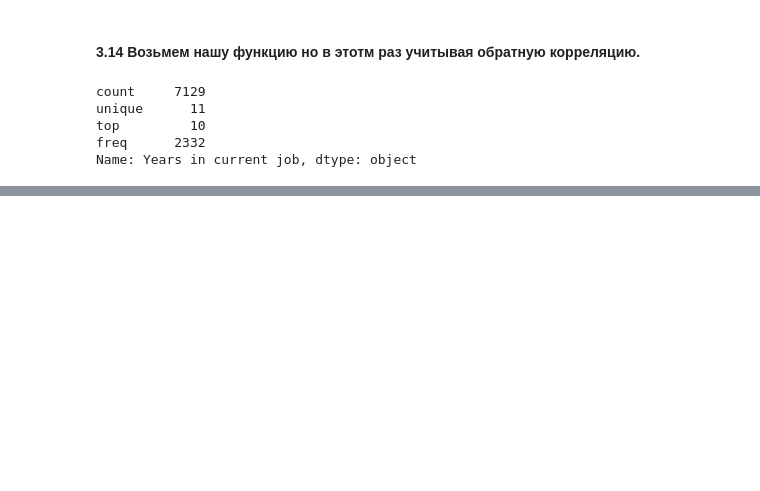
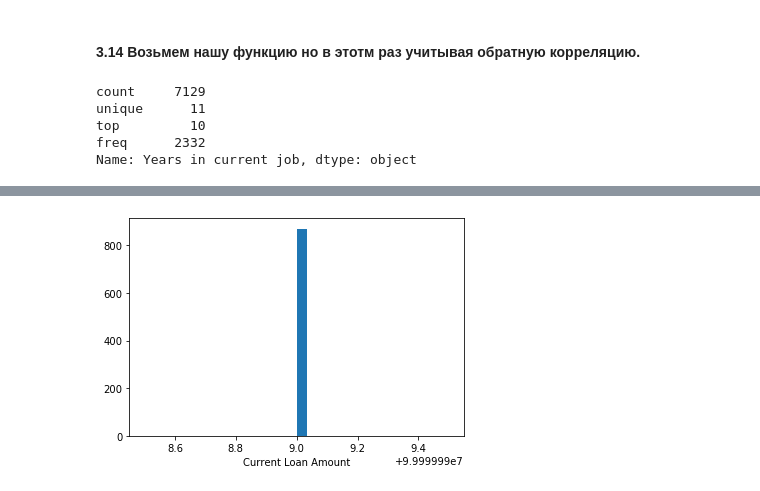
Before and after one commit to dv4silj3v/AI_Course_Q3_C3, a Jupyter notebook: DVasilyev_solution.ipynb, the cells around one changed output, grey strips where cells are left out. Saved outputs shown, nothing was run; the diff lists cells and outputs as text; code cells hidden in the pictures; blank space fills up the shorter version.

```diff
--- a/DVasilyev_solution.ipynb
+++ b/DVasilyev_solution.ipynb
@@ -511,0 +546,5 @@ Name: Years in current job, dtype: object
+# %%
+plt.xlabel('Current Loan Amount')
+plt.hist(df.loc[df['Current Loan Amount'] > 2000000, 'Current Loan Amount'], bins=30);
+# %% [output]
+[figure, added]
```
Also changed, not shown: parts of 108 cells of this notebook.
